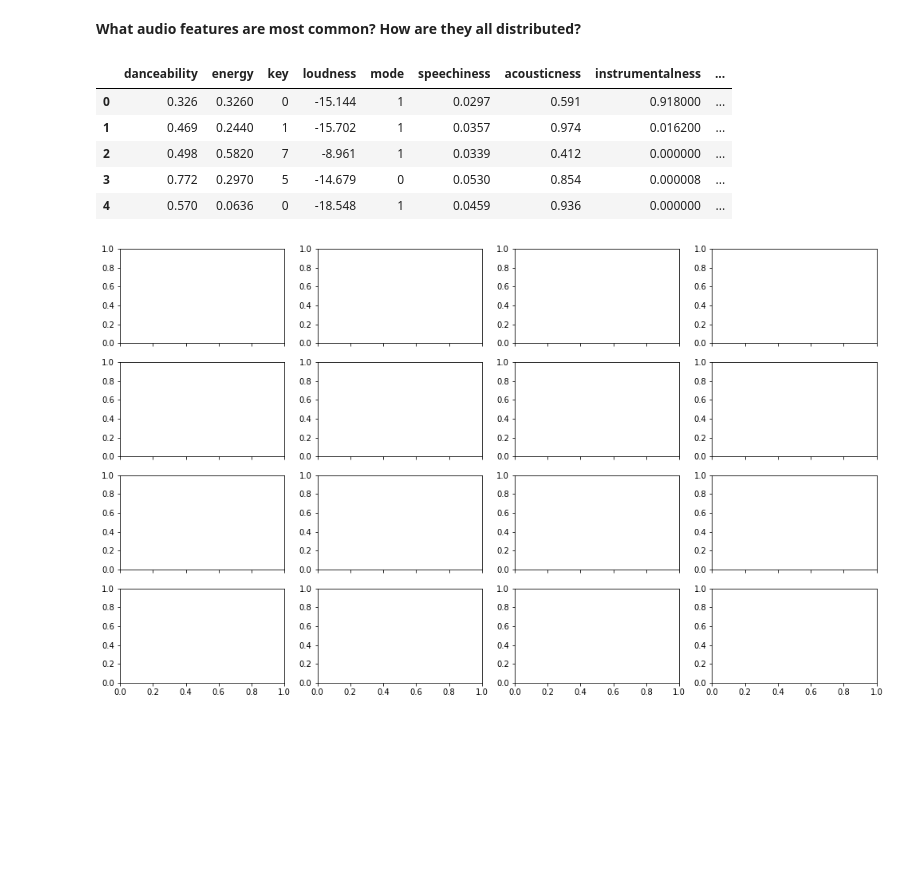
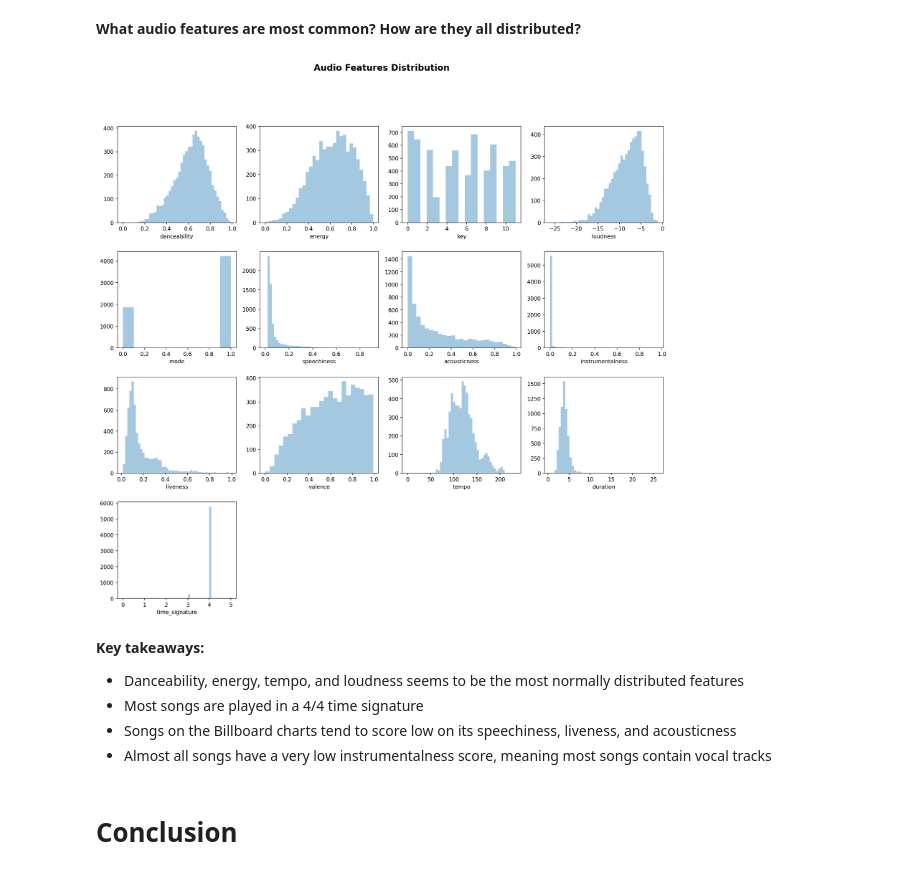
Before and after one commit to Patrick5225/Billboard-Year-End-Top-Songs, a Jupyter notebook: Billboard Year-End Analysis.ipynb, the cells around one changed output. Drawn from its saved outputs; the diff is of its cells as text; code cells hidden in the pictures; blank space fills up the shorter version.

```diff
--- a/Billboard Year-End Analysis.ipynb
+++ b/Billboard Year-End Analysis.ipynb
@@ -382,16 +382,42 @@ sns.heatmap(ax=axes[1],data=rank_features.corr(), cmap='Spectral');
 ## Distribution of audio features
 # %% [markdown]
 **What audio features are most common? How are they all distributed?**
-# %%
-features_df.head()
-# %% [output]
-|  | danceability | energy | key | loudness | mode | speechiness | acousticness | instrumentalness | ... |
-| 0 | 0.326 | 0.3260 | 0 | -15.144 | 1 | 0.0297 | 0.591 | 0.918000 | ... |
-| 1 | 0.469 | 0.2440 | 1 | -15.702 | 1 | 0.0357 | 0.974 | 0.016200 | ... |
-| 2 | 0.498 | 0.5820 | 7 | -8.961 | 1 | 0.0339 | 0.412 | 0.000000 | ... |
-| 3 | 0.772 | 0.2970 | 5 | -14.679 | 0 | 0.0530 | 0.854 | 0.000008 | ... |
-| 4 | 0.570 | 0.0636 | 0 | -18.548 | 1 | 0.0459 | 0.936 | 0.000000 | ... |
-# %%
-fig, axes = plt.subplots(nrows=4, ncols=4, figsize=(17, 10), sharex=True)
-# %% [output]
-[figure, removed]
+# %%
+# amount of rows and columns for subplot matrix
+rows = 4
+columns = 4
+
+# setting up the subplots
+fig, axes = plt.subplots(nrows=rows, ncols=columns, figsize=(18, 16), dpi=150)
+fig.subplots_adjust(hspace=0.3)
+fig.suptitle("Audio Features Distribution",fontsize=16, fontweight='bold')
+
+# used to refer to which field to graph
+features_cols = list(features_df.columns)
+column = 0
+
+# hide subplots that don't contain graphs
+axes[3,1].set_visible(False)
+axes[3,2].set_visible(False)
+axes[3,3].set_visible(False)
+
+# iterate through each subplot and graph distribution plot
+for i in range(rows):
+    for j in range(columns):
+        try:
+            sns.distplot(features_df[features_cols[column]], ax=axes[i,j], kde=False)
+            column += 1
+        except:
+            # if no more to graph, stop iteration
+            break
+# %% [output]
+[figure, added]
+# %% [markdown]
+**Key takeaways:**
+
+- Danceability, energy, tempo, and loudness seems to be the most normally distributed features
+- Most songs are played in a 4/4 time signature
+- Songs on the Billboard charts tend to score low on its speechiness, liveness, and acousticness
+- Almost all songs have a very low instrumentalness score, meaning most songs contain vocal tracks
+# %% [markdown]
+# Conclusion
```
Also changed, not shown: parts of 1 cell of this notebook.
